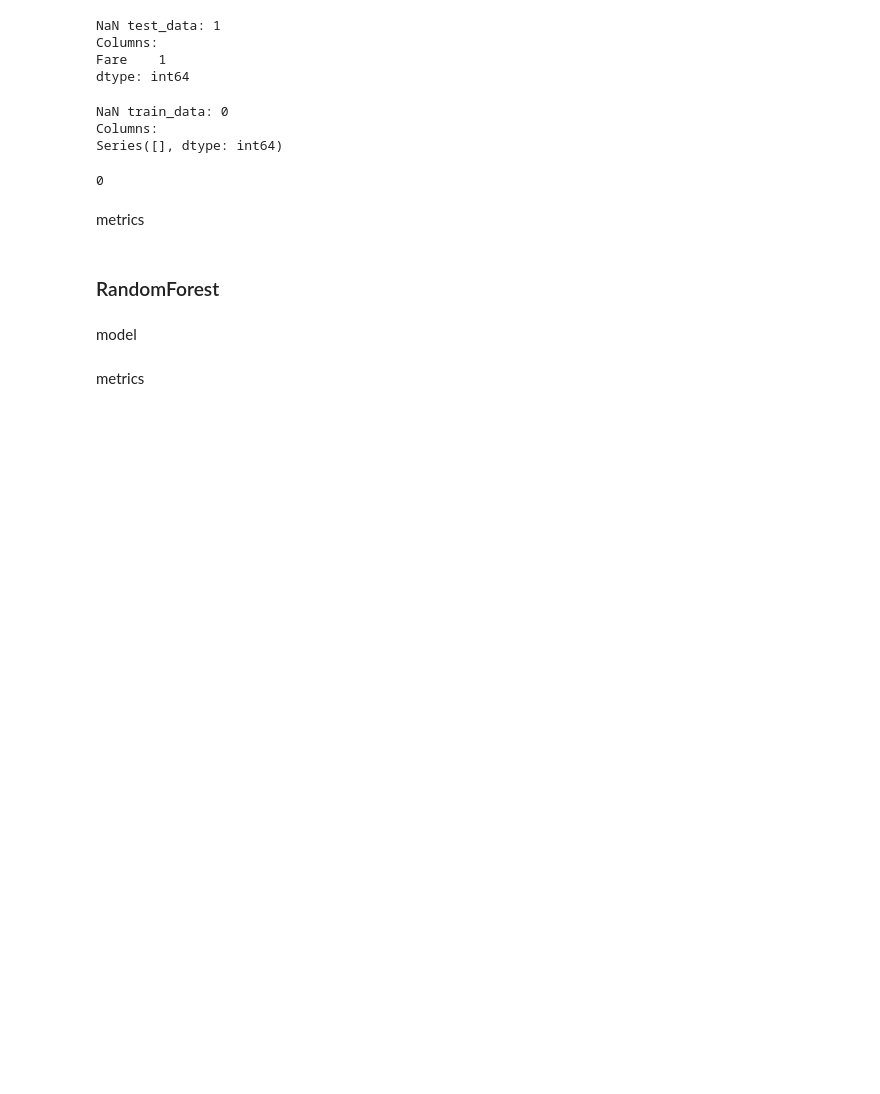
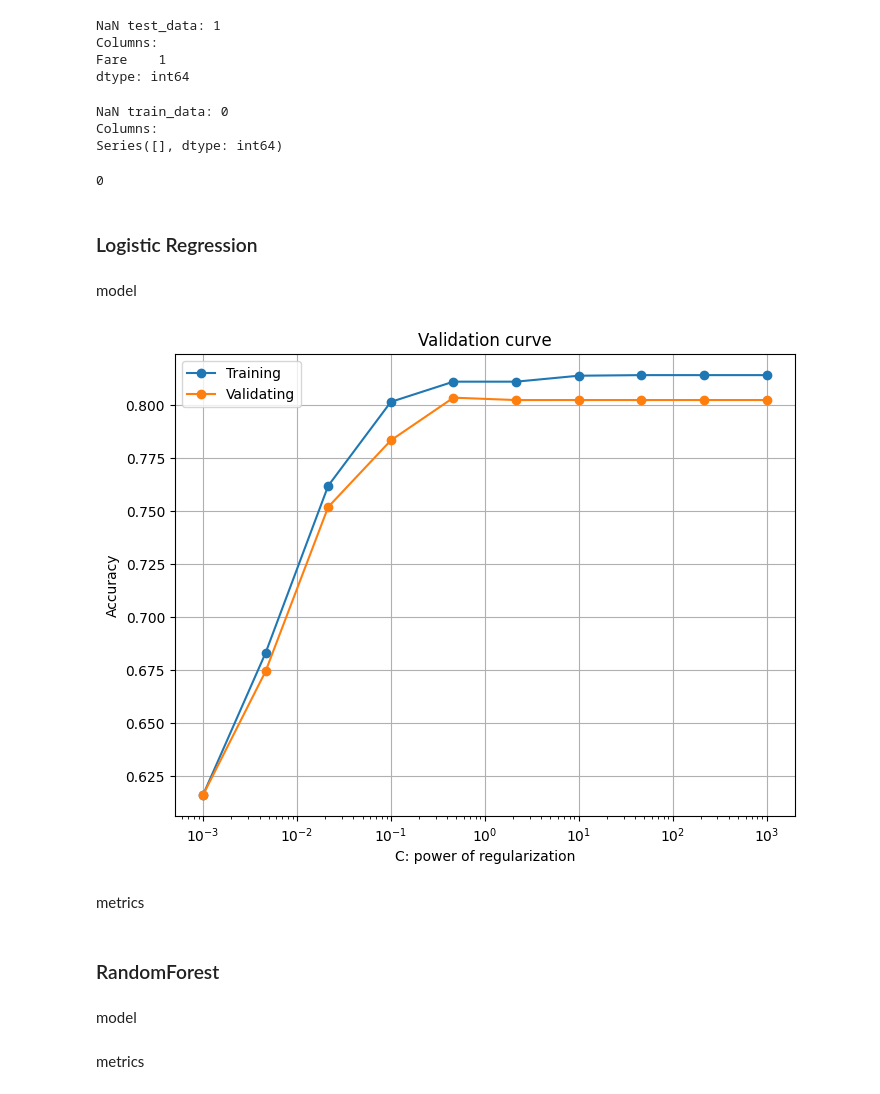
Before and after one commit to UlyanaGru/Kaggle, a Jupyter notebook: Titanic/training.ipynb, the cells around one changed output. Cells and saved outputs as stored; diff of their text form; code cells hidden in the pictures; blank space fills up the shorter version.

```diff
--- a/Titanic/training.ipynb
+++ b/Titanic/training.ipynb
@@ -42,10 +43,44 @@ test_data['Fare'].fillna(fare_median, inplace=True)
 print(test_data['Fare'].isnull().sum())
 # %% [output]
 0
+# %% [markdown]
+### Logistic Regression
+# %% [markdown]
+model
 # %%
 log_reg = LogisticRegression(max_iter=1000, random_state=42)
 log_reg.fit(X, y)
 y_pred_log = log_reg.predict(X_test)
+# %%
+C_values = np.logspace(-3, 3, 10)
+# %%
+train_scores, valid_scores = validation_curve(
+    LogisticRegression(max_iter=1000, random_state=42),
+    X, y,
+    param_name="C",
+    param_range=C_values,
+    cv=5,
+    scoring="accuracy",
+    n_jobs=-1
+)
+
+train_mean = np.mean(train_scores, axis=1)
+train_std = np.std(train_scores, axis=1)
+valid_mean = np.mean(valid_scores, axis=1)
+valid_std = np.std(valid_scores, axis=1)
+
+plt.figure(figsize=(8, 6))
+plt.plot(C_values, train_mean, 'o-', label='Training')
+plt.plot(C_values, valid_mean, 'o-', label='Validating')
+plt.xscale('log')
+plt.xlabel('C: power of regularization')
+plt.ylabel('Accuracy')
+plt.title('Validation curve')
+plt.legend()
+plt.grid(True)
+plt.show()
+# %% [output]
+[figure, added]
 # %% [markdown]
 metrics
 # %%
```
Also changed, not shown: parts of 4 cells of this notebook, 2 other files.
